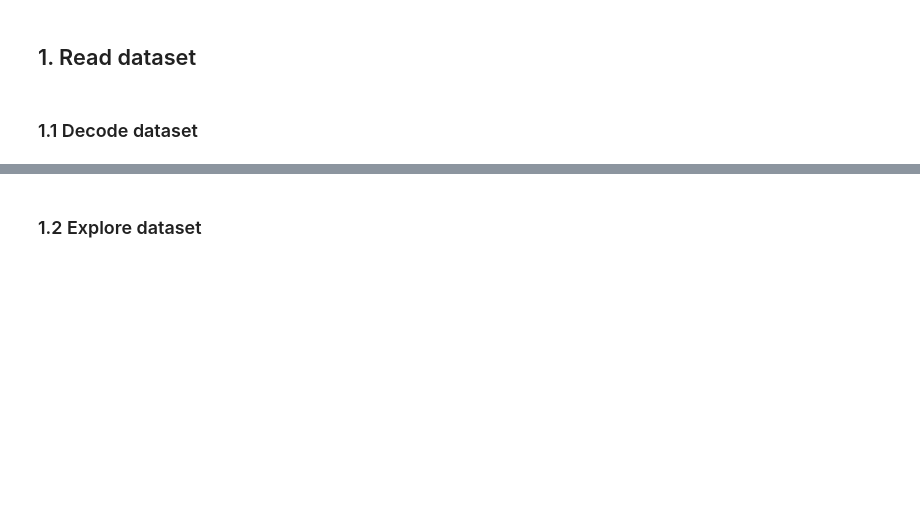
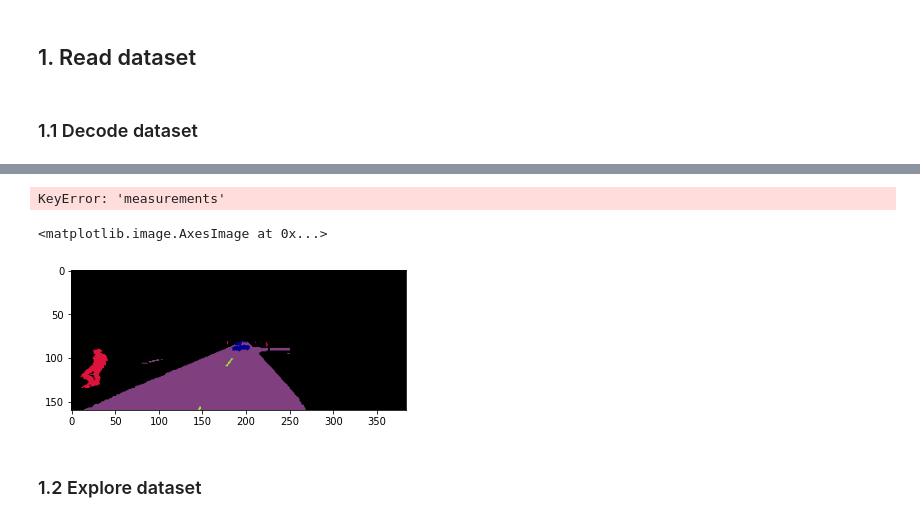
Before and after one commit to mael25/CBS2, a Jupyter notebook: Notebooks/ProjSimple.ipynb, the cells around one changed output, grey strips where cells are left out. Drawn from its saved outputs; the diff is of its cells as text; code cells hidden in the pictures; blank space fills up the shorter version.

Commit message:
data collector

```diff
--- a/Notebooks/ProjSimple.ipynb
+++ b/Notebooks/ProjSimple.ipynb
@@ -39,18 +39,19 @@ def decode_dataset(path):
     return out
 
 def decode_data(data, kind='rgb'):
-    if kind == 'control' or kind == 'measurements':
+    if kind == 'loc' or kind == 'rot' or kind == 'spd' or kind == 'cmd' or kind == 'cam_location':
         return np.frombuffer(data, dtype=np.float32)
 
     img = np.frombuffer(data, dtype=np.uint8)
 
     if kind == 'trafficlights':
-        return int.from_bytes(data, 'little')
-
-    if kind == 'rgb' or kind == 'segmentation':
+        return np.frombuffer(data, dtype=np.int8)
+    elif kind == 'rgb':
         img = img.reshape((160, 384, 3))
+    elif kind == 'segmentation':
+        img = img.reshape((160, 384))
     elif kind == 'birdview':
-        img = img.reshape((320, 320, 7))
+        img = img.reshape((96, 96, -1))
     else:
         # raise ValueError(f"Not known type {kind}. Choose from: rgb, birdview, segmentation.")
         raise ValueError("Not known type {}. Choose from: rgb, birdview, segmentation.".format(kind))
@@ -58,7 +59,7 @@ def decode_data(data, kind='rgb'):
     return img
 
 def decode_frame(step):
-    data = {'rgb':None, 'birdview':None, 'control': None, 'measurements': None, 'segmentation': None, 'trafficlights': None}
+    data = {'rgb':None, 'segmentation': None, 'birdview': None, 'loc': None, 'rot': None, 'spd': None, 'cmd': None, 'trafficlights': None, 'cam_location': None}
 
     for t in data.keys():
         # d = out[f"{t}_{step:04d}"]
@@ -73,3 +139,61 @@ id_frame = 155
+# %%
+for i in range(0,1000,100):
+    world_coords = decode_frame(i)['measurements']
+    world_x, world_y, world_z, ori_x, ori_y, ori_z, _, _, _, cam_x, cam_y, cam_z, cam_yaw, cam_roll, cam_pitch = world_coords[:15]
+    print('{}: {}  {}  {}  {}  {}  {}'.format(i,  world_x, world_y, world_z, ori_x, ori_y, ori_z))
+for i in range(0,1000,100):
+    print('{}: {}  {}  {}  {}  {}  {}'.format(i, cam_x, cam_y, cam_z, cam_yaw, cam_roll, cam_pitch))
+# %% [output]
+KeyError: 'measurements'
+# %%
+COLORS = [
+        (102, 102, 102),
+        (253, 253, 17),
+        (255, 64, 64),
+        (204, 6, 5),
+        (0, 0, 142),
+        (220, 20, 60),
+        (255,0,0),
+        (0,255,0),
+        (0,0,0),
+        (255,255,255),
+        (0,255,128),
+        (0,128,255),
+        ]
+
+SEM_COLORS = {
+    4 : (220, 20, 60),
+    5 : (153, 153, 153),
+    6 : (157, 234, 50),
+    7 : (128, 64, 128),
+    8 : (244, 35, 232),
+    10: (0, 0, 142),
+    18: (220, 220, 0),
+}
+
+def viz_bv(birdview, no_show=[], num_channels=10):
+    h, w = birdview.shape[:2]
+    canvas = np.zeros((h, w, 3), dtype=np.uint8)
+    canvas[...] = BACKGROUND
+
+    for i in range(num_channels):
+        if i in no_show:
+            continue
+        canvas[birdview[:,:,i] > 0] = COLORS[i]
+
+    return canvas
+
+def viz_sem(sem, labels=[4,6,7,10,18]):
+    canvas = np.zeros(sem.shape+(3,), dtype=np.uint8)
+    for label in labels:
+        canvas[sem==label] = SEM_COLORS[label]
+    return canvas
+
+
+plt.imshow(viz_sem(seg))
+# %% [output]
+<matplotlib.image.AxesImage at 0x...>
+[figure, added]
 # %% [markdown]
 ### 1.2 Explore dataset
 # %% [markdown]
```
Also changed, not shown: parts of 5 cells of this notebook, 11 other files.
